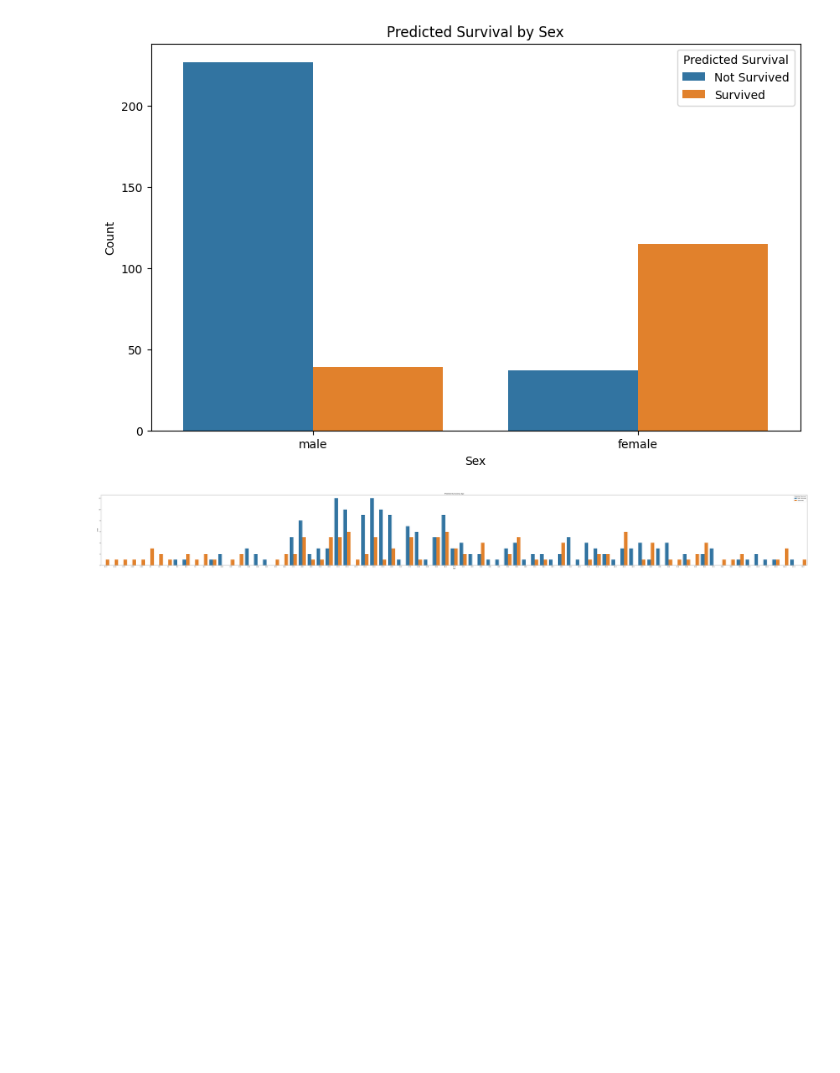
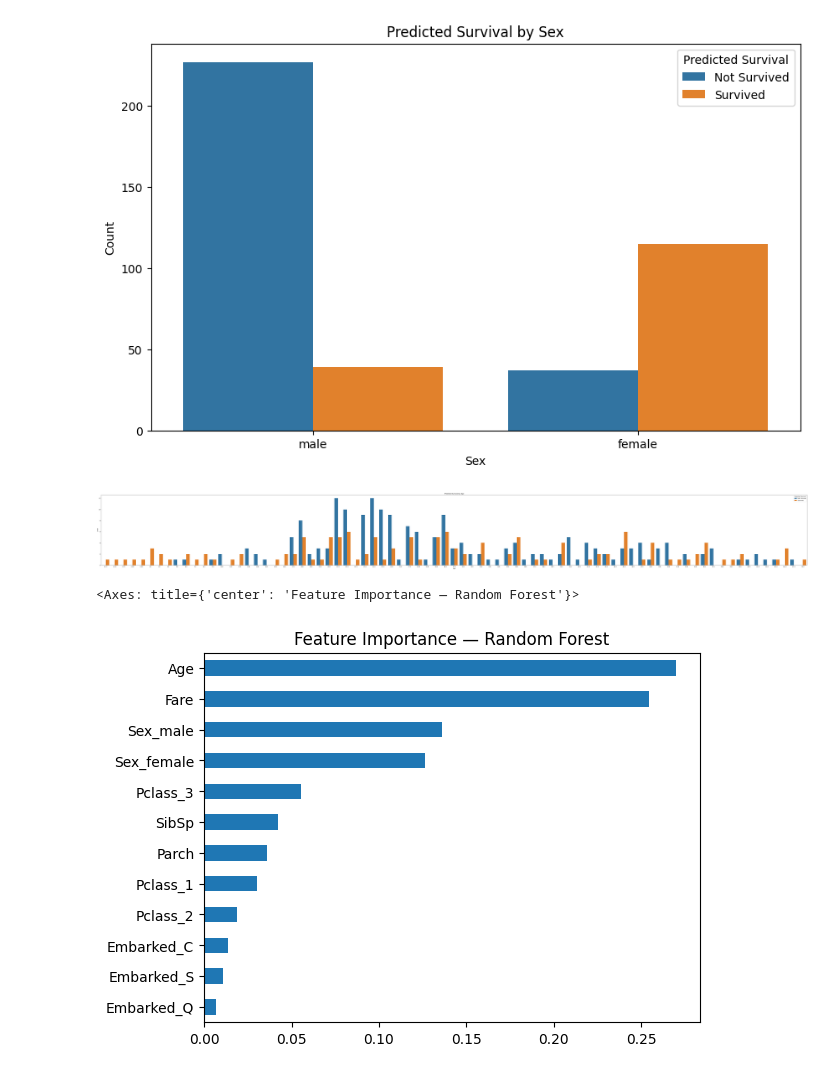
Before and after one commit to babs257/Machine-Learning, a Jupyter notebook: Titanic_Project.ipynb, the cells around one changed output. Saved outputs shown, nothing was run; the diff lists cells and outputs as text; code cells hidden in the pictures; blank space fills up the shorter version.

```diff
--- a/Titanic_Project.ipynb
+++ b/Titanic_Project.ipynb
@@ -444,3 +384,9 @@ plt.legend(title='Predicted Survival', labels=['Not Survived', 'Survived'])
 plt.show()
 # %% [output]
 [figure]
+# %%
+importances = pd.Series(model.feature_importances_, index=X_train.columns)
+importances.sort_values().plot(kind='barh', title='Feature Importance — Random Forest')
+# %% [output]
+<Axes: title={'center': 'Feature Importance — Random Forest'}>
+[figure, added]
```
Also changed, not shown: parts of 3 cells of this notebook.
